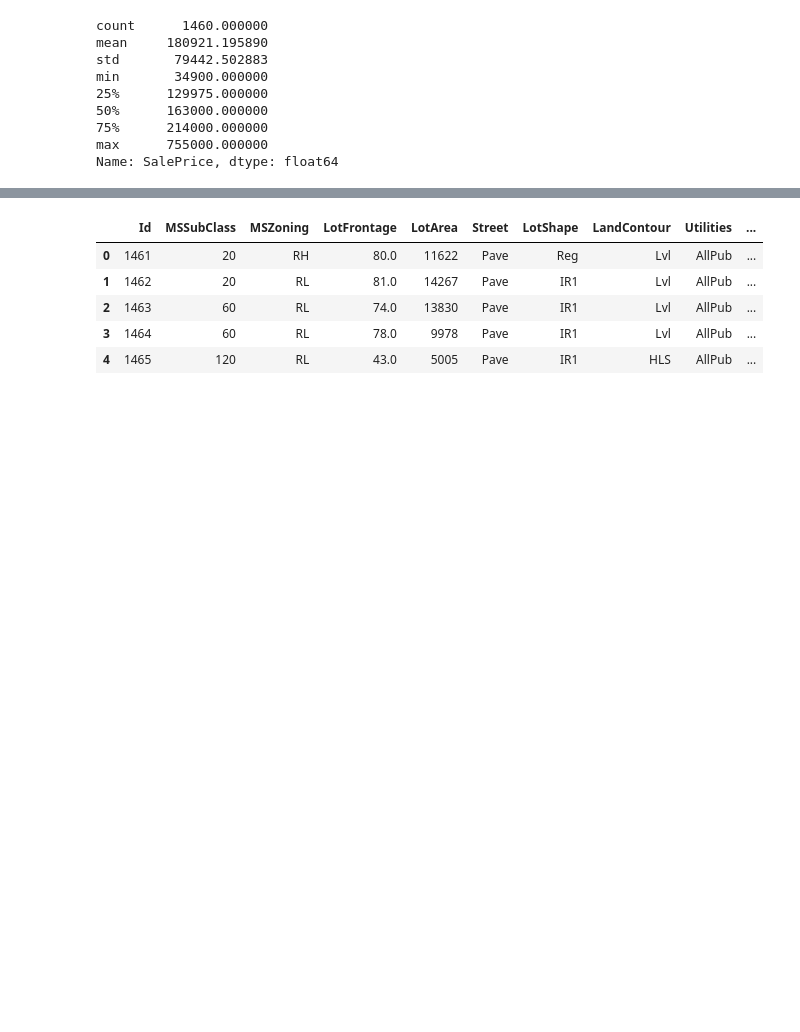
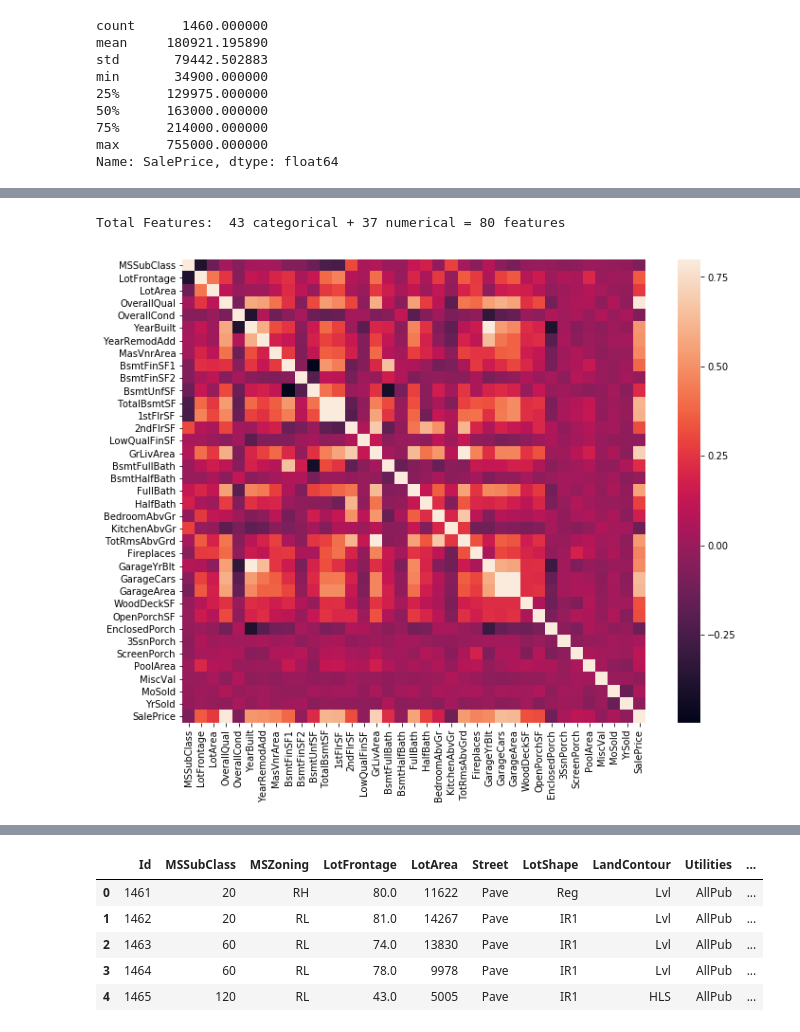
Before and after one commit to YSergey/Kaggle, a Jupyter notebook: House Prices/self.ipynb, the cells around one changed output, grey strips where cells are left out. Drawn from its saved outputs; the diff is of its cells as text; code cells hidden in the pictures; blank space fills up the shorter version.

```diff
--- a/House Prices/self.ipynb
+++ b/House Prices/self.ipynb
@@ -164,0 +162,13 @@ X_train.head()
+# %%
+cat = len(df_train.select_dtypes(include=['object']).columns)
+num = len(df_train.select_dtypes(include=['int64','float64']).columns)
+print('Total Features: ', cat, 'categorical', '+',
+      num, 'numerical', '=', cat+num, 'features')
+# %% [output]
+Total Features:  43 categorical + 37 numerical = 80 features
+# %%
+corrmat = df_train.corr()
+f, ax = plt.subplots(figsize=(12, 9))
+sns.heatmap(corrmat, vmax=.8, square=True);
+# %% [output]
+[figure, added]
```
Also changed, not shown: parts of 18 cells of this notebook.
